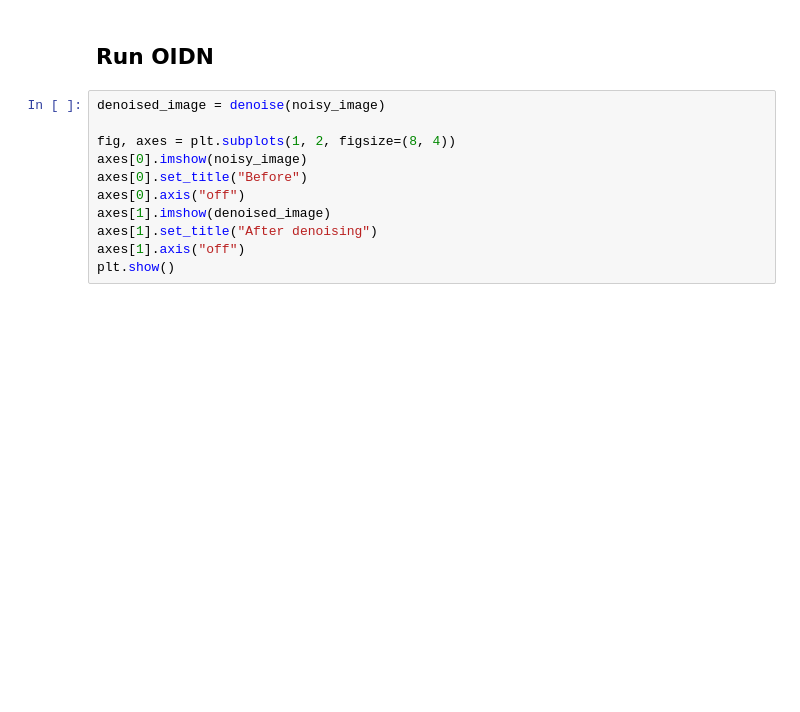
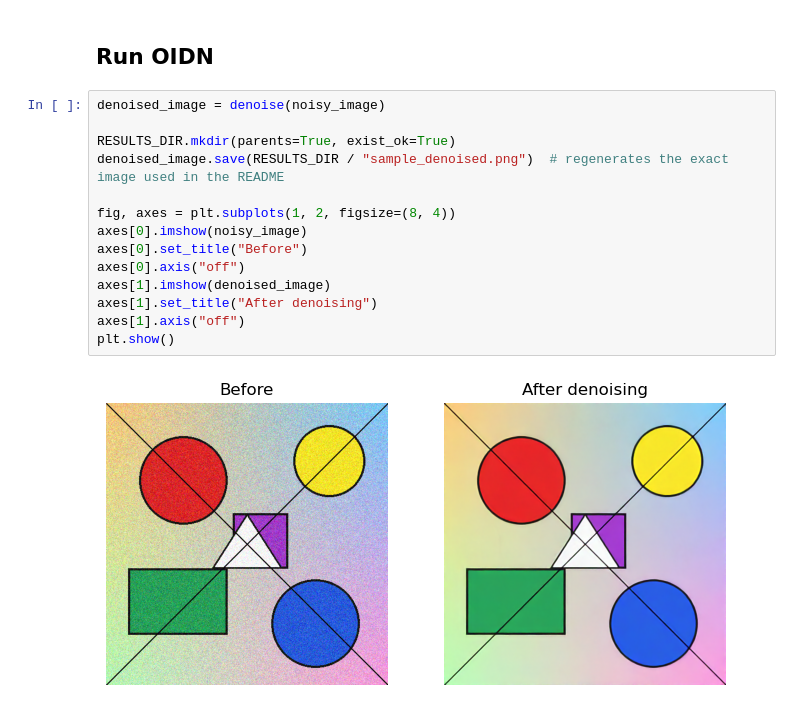
Before and after one commit to Udbhav748/PIXEL-AI, a Jupyter notebook: notebooks/01_OIDN.ipynb, the cells around one changed output. Drawn from its saved outputs; the diff is of its cells as text; blank space fills up the shorter version.

```diff
--- a/notebooks/01_OIDN.ipynb
+++ b/notebooks/01_OIDN.ipynb
@@ -30,12 +41,17 @@ plt.show()
 ## Run OIDN
 # %%
 denoised_image = denoise(noisy_image)
+
+RESULTS_DIR.mkdir(parents=True, exist_ok=True)
+denoised_image.save(RESULTS_DIR / "sample_denoised.png")  # regenerates the exact image used in the README
 
 fig, axes = plt.subplots(1, 2, figsize=(8, 4))
 axes[0].imshow(noisy_image)
 axes[0].set_title("Before")
 axes[0].axis("off")
 axes[1].imshow(denoised_image)
 axes[1].set_title("After denoising")
 axes[1].axis("off")
 plt.show()
+# %% [output]
+[figure, added]
```
Also changed, not shown: parts of 9 cells of this notebook, 12 other files.
